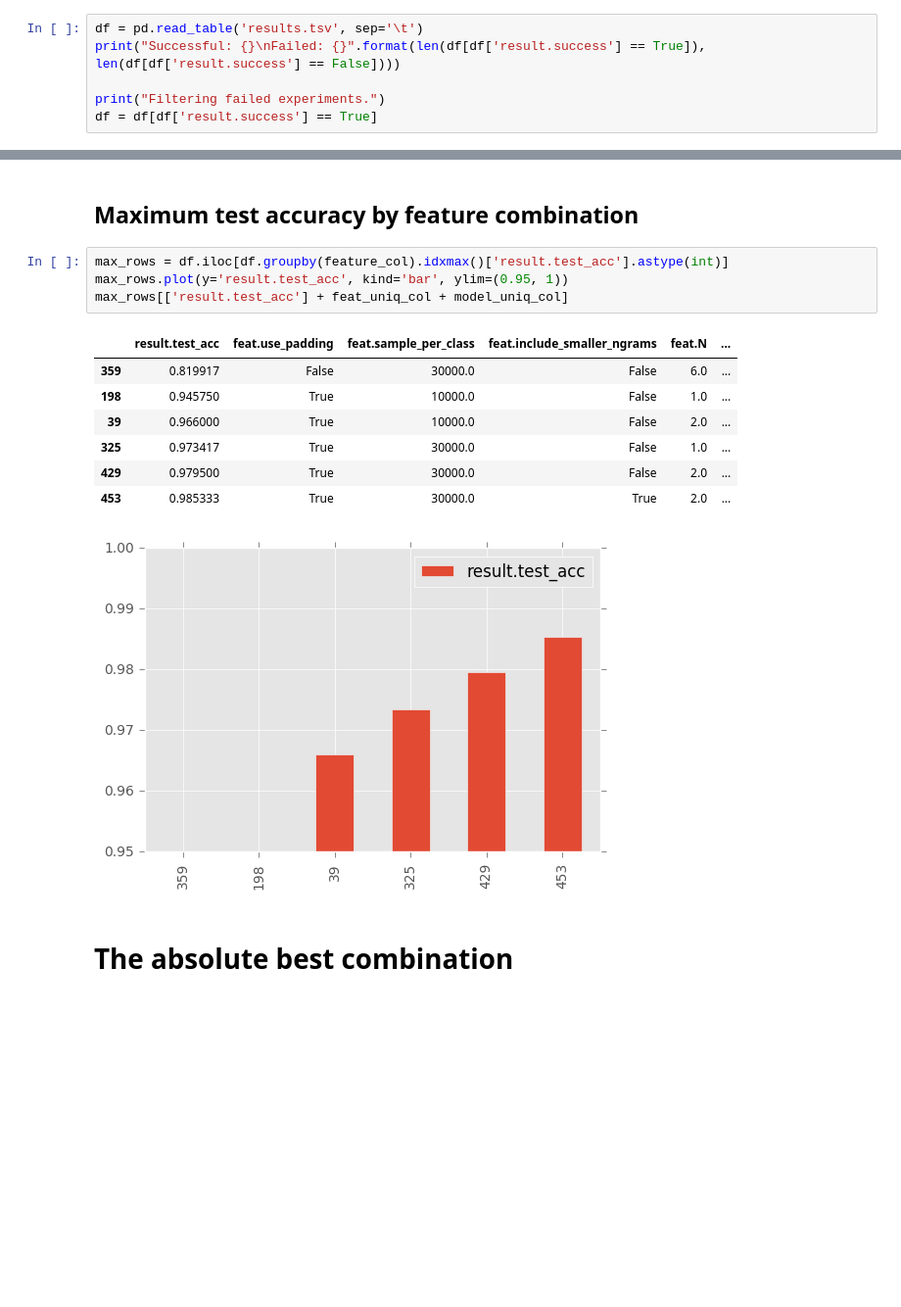
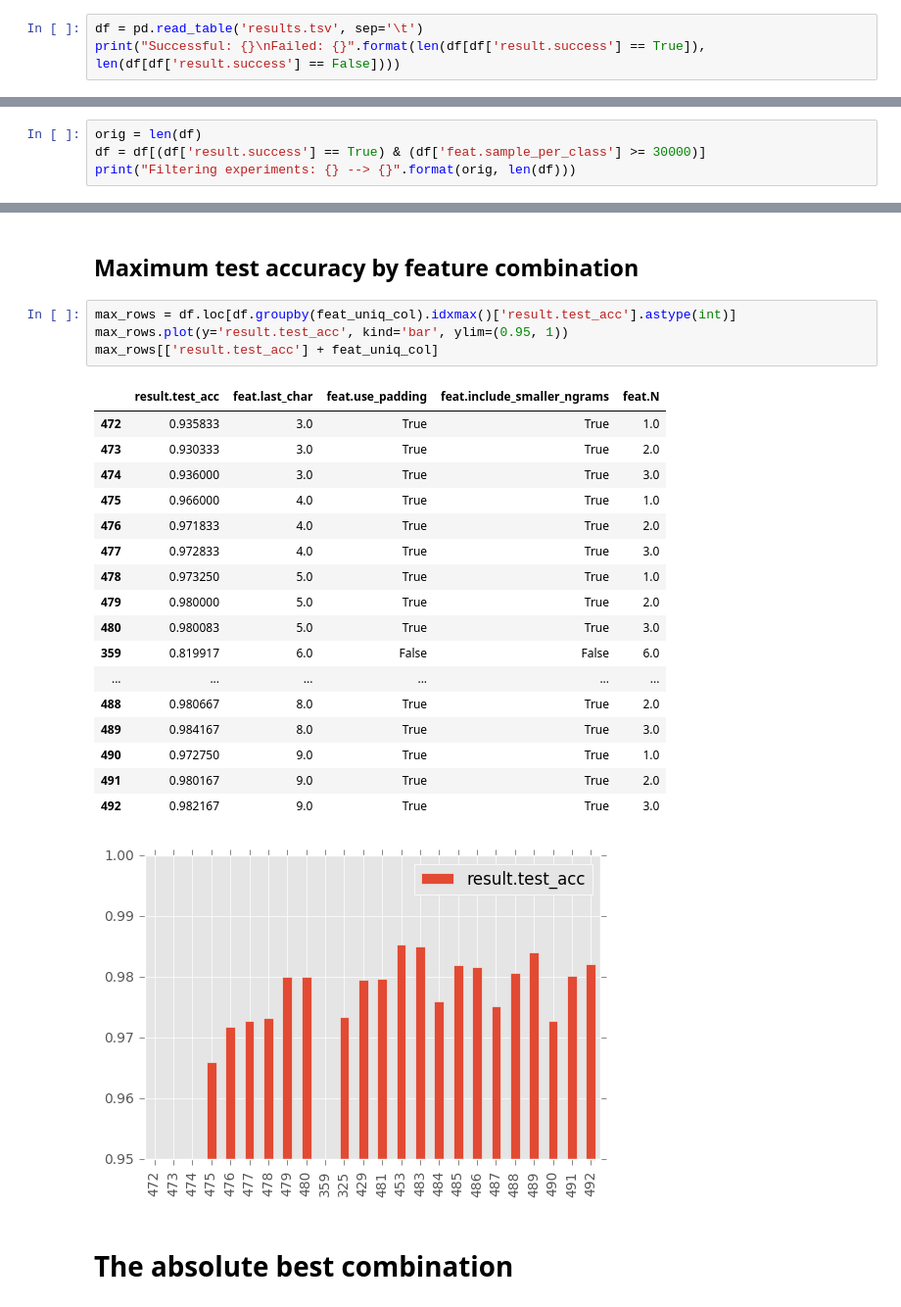
Before and after one commit to juditacs/noun-verb, a Jupyter notebook: experiments/analysis.ipynb, the cells around one changed output, grey strips where cells are left out. Shown: that part at 98% size. Saved outputs shown, nothing was run; the diff lists cells and outputs as text; blank space fills up the shorter version.

Commit message:
last commit before adding lstm

```diff
--- a/experiments/analysis.ipynb
+++ b/experiments/analysis.ipynb
@@ -12,7 +12,4 @@ plt.rcParams['font.size'] = 20
 # %%
 df = pd.read_table('results.tsv', sep='\t')
 print("Successful: {}\nFailed: {}".format(len(df[df['result.success'] == True]), len(df[df['result.success'] == False])))
-
-print("Filtering failed experiments.")
-df = df[df['result.success'] == True]
 # %% [output]
@@ -21,0 +34,4 @@ Filtering failed experiments.
+# %%
+orig = len(df)
+df = df[(df['result.success'] == True) & (df['feat.sample_per_class'] >= 30000)]
+print("Filtering experiments: {} --> {}".format(orig, len(df)))
@@ -79,18 +120,28 @@ df.groupby(feature_col).count()['model.nb_epoch'].to_frame()
 # %% [markdown]
 ## Maximum test accuracy by feature combination
 # %%
-max_rows = df.iloc[df.groupby(feature_col).idxmax()['result.test_acc'].astype(int)]
+max_rows = df.loc[df.groupby(feat_uniq_col).idxmax()['result.test_acc'].astype(int)]
 max_rows.plot(y='result.test_acc', kind='bar', ylim=(0.95, 1))
-max_rows[['result.test_acc'] + feat_uniq_col + model_uniq_col]
+max_rows[['result.test_acc'] + feat_uniq_col]
 # %% [output]
-|  | result.test_acc | feat.use_padding | feat.sample_per_class | feat.include_smaller_ngrams | feat.N | ... |
-| 359 | 0.819917 | False | 30000.0 | False | 6.0 | ... |
-| 198 | 0.945750 | True | 10000.0 | False | 1.0 | ... |
-| 39 | 0.966000 | True | 10000.0 | False | 2.0 | ... |
-| 325 | 0.973417 | True | 30000.0 | False | 1.0 | ... |
-| 429 | 0.979500 | True | 30000.0 | False | 2.0 | ... |
-| 453 | 0.985333 | True | 30000.0 | True | 2.0 | ... |
+|  | result.test_acc | feat.last_char | feat.use_padding | feat.include_smaller_ngrams | feat.N |
+| 472 | 0.935833 | 3.0 | True | True | 1.0 |
+| 473 | 0.930333 | 3.0 | True | True | 2.0 |
+| 474 | 0.936000 | 3.0 | True | True | 3.0 |
+| 475 | 0.966000 | 4.0 | True | True | 1.0 |
+| 476 | 0.971833 | 4.0 | True | True | 2.0 |
+| 477 | 0.972833 | 4.0 | True | True | 3.0 |
+| 478 | 0.973250 | 5.0 | True | True | 1.0 |
+| 479 | 0.980000 | 5.0 | True | True | 2.0 |
+| 480 | 0.980083 | 5.0 | True | True | 3.0 |
+| 359 | 0.819917 | 6.0 | False | False | 6.0 |
+| ... | ... | ... | ... | ... | ... |
+| 488 | 0.980667 | 8.0 | True | True | 2.0 |
+| 489 | 0.984167 | 8.0 | True | True | 3.0 |
+| 490 | 0.972750 | 9.0 | True | True | 1.0 |
+| 491 | 0.980167 | 9.0 | True | True | 2.0 |
+| 492 | 0.982167 | 9.0 | True | True | 3.0 |
-[figure, old version]
+[figure, new version]
 # %% [markdown]
 # The absolute best combination
 # %%
```
Also changed, not shown: parts of 15 cells of this notebook, 1 other file.
